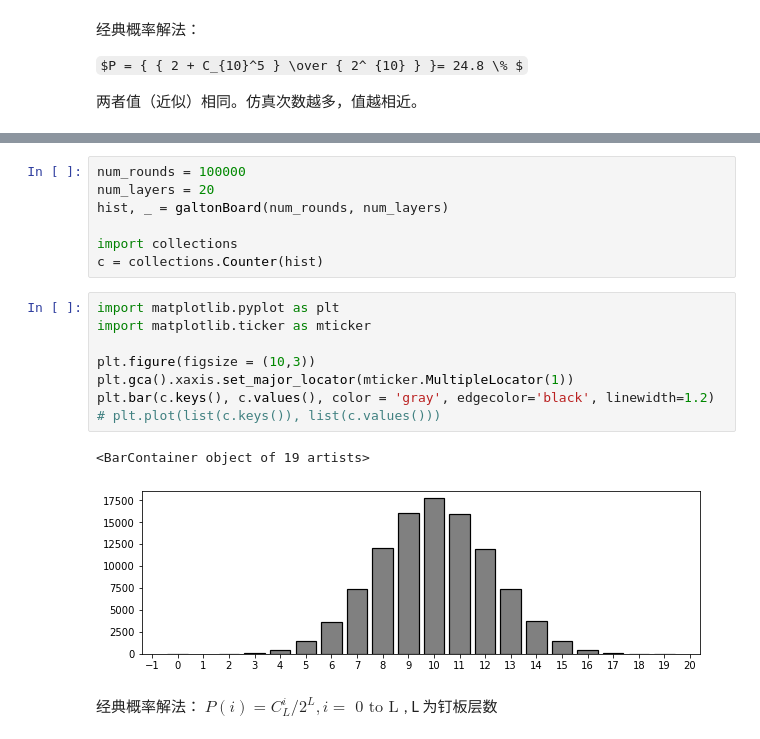
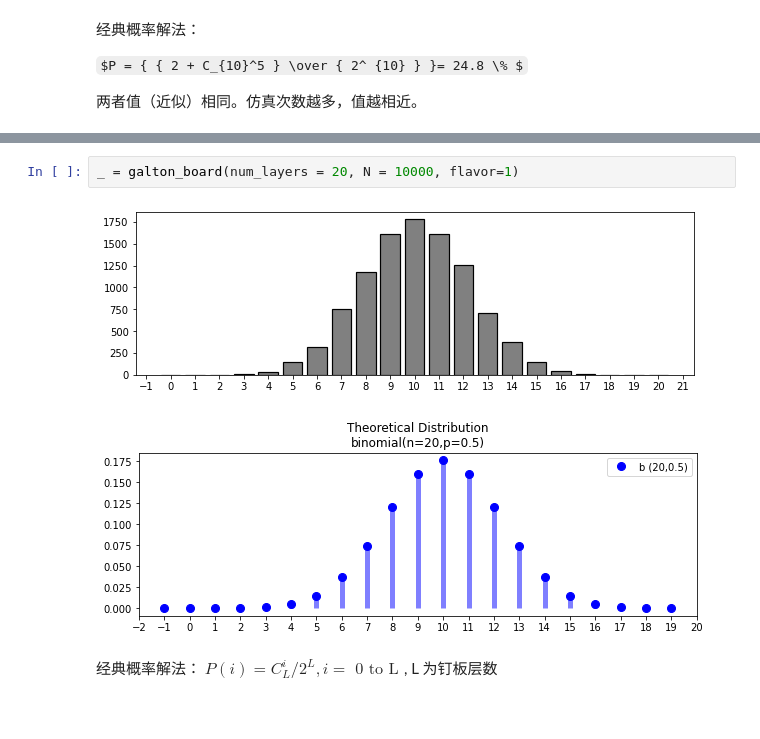
Before and after one commit to zhangys11/mc, a Jupyter notebook: demo.ipynb, the cells around one changed output, grey strips where cells are left out. Drawn from its saved outputs; the diff is of its cells as text; some formulas as TeX source; blank space fills up the shorter version.

```diff
--- a/demo.ipynb
+++ b/demo.ipynb
@@ -67,21 +44,8 @@ def galtonBoard(num_rounds, num_layers):
-# %%
-num_rounds = 100000
-num_layers = 20
-hist, _ = galtonBoard(num_rounds, num_layers)
-
-import collections
-c = collections.Counter(hist)
-# %%
-import matplotlib.pyplot as plt
-import matplotlib.ticker as mticker
-
-plt.figure(figsize = (10,3))
-plt.gca().xaxis.set_major_locator(mticker.MultipleLocator(1))
-plt.bar(c.keys(), c.values(), color = 'gray', edgecolor='black', linewidth=1.2)
-# plt.plot(list(c.keys()), list(c.values()))
-# %% [output]
-<BarContainer object of 19 artists>
-[figure, removed]
+# %%
+_ = galton_board(num_layers = 20, N = 10000, flavor=1)
+# %% [output]
+[figure, added]
+[figure, added]
 # %% [markdown]
 经典概率解法：
 $P(i) = {{ C_{L}^i } / { 2^L }}, i = \text { 0 to L } $, L 为钉板层数
```
Also changed, not shown: parts of 20 cells of this notebook, 2 other files.
